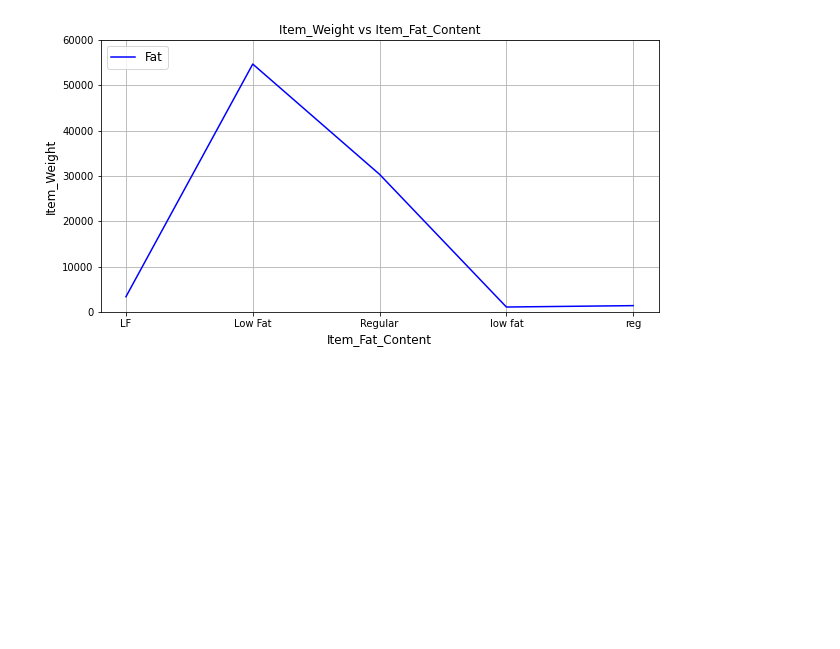
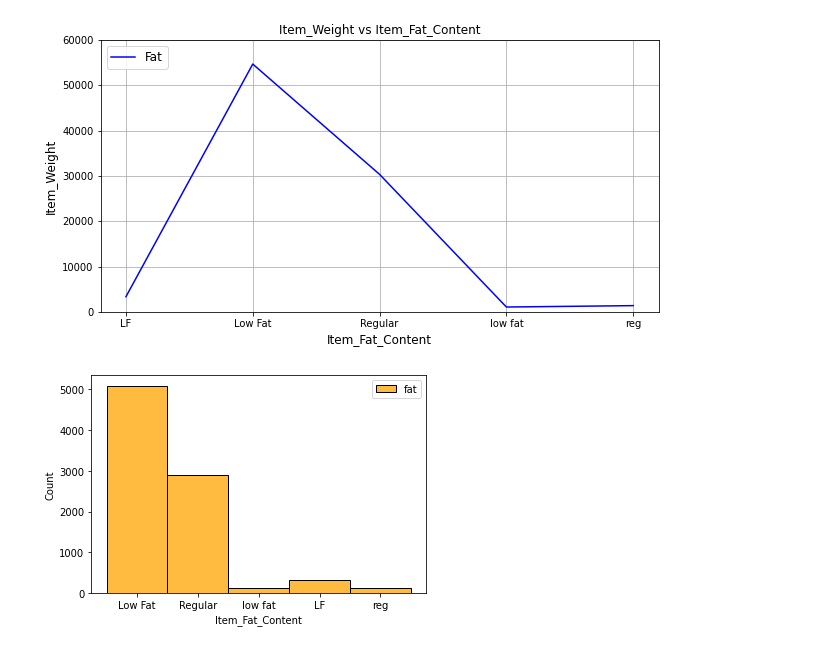
Before and after one commit to jschweitzer7/predicciones-ventas, a Jupyter notebook: Copia_de_Predicciones_Ventas.ipynb, the cells around one changed output. Drawn from its saved outputs; the diff is of its cells as text; code cells hidden in the pictures; blank space fills up the shorter version.

```diff
--- a/Copia_de_Predicciones_Ventas.ipynb
+++ b/Copia_de_Predicciones_Ventas.ipynb
@@ -213,3 +214,9 @@ plt.legend(loc = 'upper left', fontsize = 12)
 axes.grid()
 # %% [output]
 [figure]
+# %%
+sns.histplot(df['Item_Fat_Content'], label = 'fat',color='orange')
+plt.xlabel('Item_Fat_Content')
+plt.legend();
+# %% [output]
+[figure, added]
```
Also changed, not shown: parts of 2 cells of this notebook.
